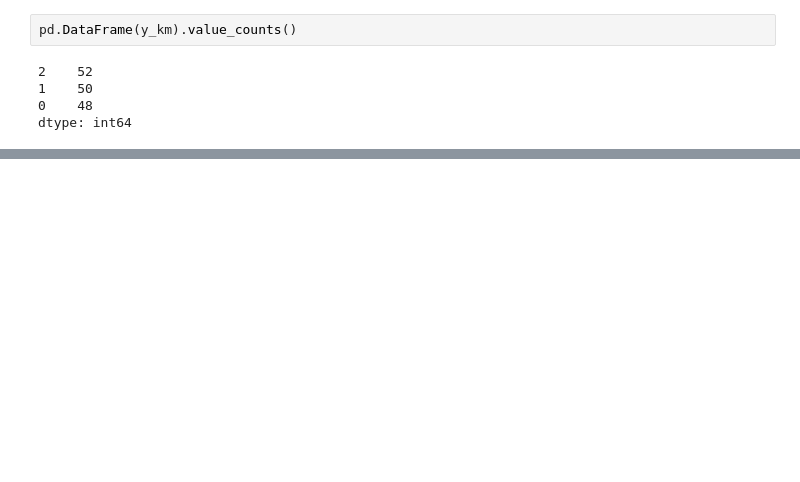
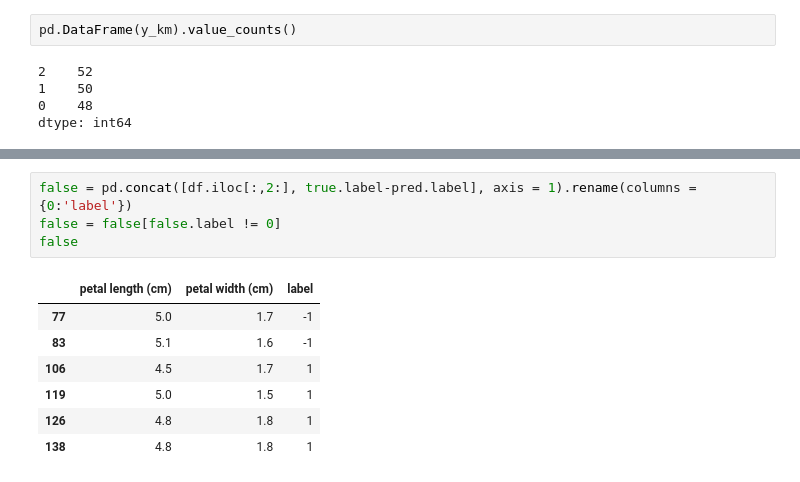
Before and after one commit to yaaqbp/simple_ml_projects, a Jupyter notebook: clustering/clustering.ipynb, the cells around one changed output, grey strips where cells are left out. Drawn from its saved outputs; the diff is of its cells as text; blank space fills up the shorter version.

```diff
--- a/clustering/clustering.ipynb
+++ b/clustering/clustering.ipynb
@@ -76,2 +103,14 @@ pred = pd.concat([df.iloc[:,2:],label],axis = 1)
+# %%
+false = pd.concat([df.iloc[:,2:], true.label-pred.label], axis = 1).rename(columns = {0:'label'})
+false = false[false.label != 0]
+false
+# %% [output]
+|  | petal length (cm) | petal width (cm) | label |
+| 77 | 5.0 | 1.7 | -1 |
+| 83 | 5.1 | 1.6 | -1 |
+| 106 | 4.5 | 1.7 | 1 |
+| 119 | 5.0 | 1.5 | 1 |
+| 126 | 4.8 | 1.8 | 1 |
+| 138 | 4.8 | 1.8 | 1 |
 # %%
 sns.scatterplot(pred.index, pred['petal length (cm)'], hue = pred.label)
```
Also changed, not shown: parts of 5 cells of this notebook.
